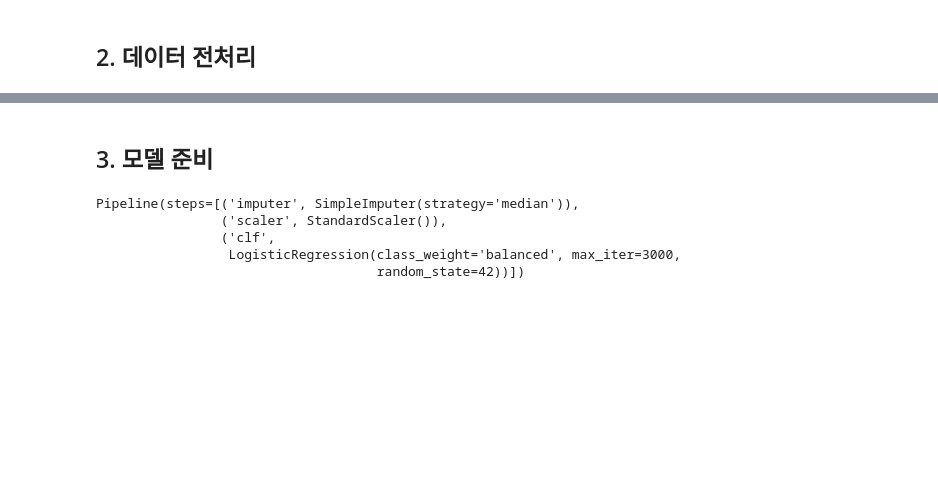
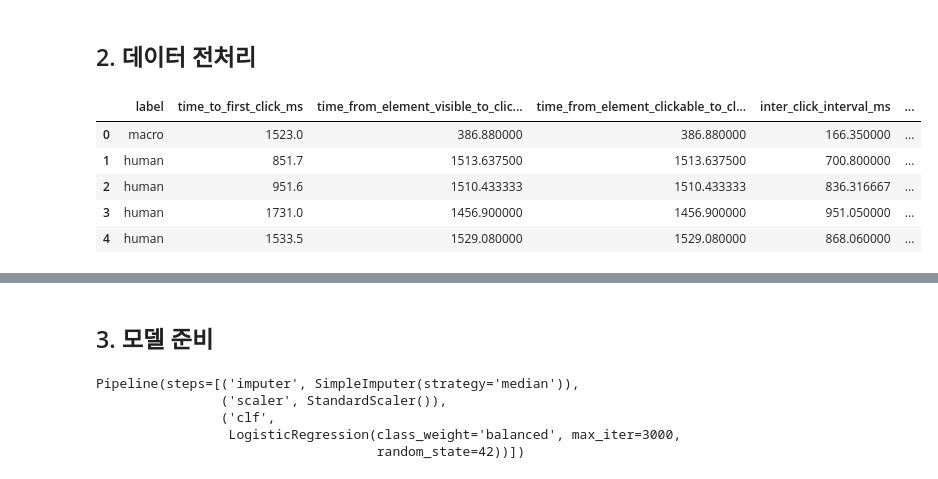
Before and after one commit to Tickle-ticket/Tickle, a Jupyter notebook: services/ai/train/model_experiment/logistic_regression.ipynb, the cells around one changed output, grey strips where cells are left out. Drawn from its saved outputs; the diff is of its cells as text; code cells hidden in the pictures; blank space fills up the shorter version.

```diff
--- a/services/ai/train/model_experiment/logistic_regression.ipynb
+++ b/services/ai/train/model_experiment/logistic_regression.ipynb
@@ -155,2 +123,54 @@ configured feature count: 44
 # %% [markdown]
 ## 2. 데이터 전처리
+# %%
+def add_pre_click_path_features(df: pd.DataFrame) -> None:
+    """pre_click_mouse_path 문자열 패턴에서 거리와 직선성을 추출하여 feature로 추가
+
+    Args:
+        df (pd.DataFrame): 행동 데이터프레임
+    """
+
+    for sec in [300, 500]:
+        col = f"pre_click_mouse_path_pattern_{sec}ms"
+
+        parts = (
+            df[col]
+            .fillna("")
+            .astype(str)
+            .str.split("|", n=1, expand=True)
+        )
+
+        distance_text = (
+            parts[0]
+            .str.replace("px", "", regex=False)
+            .str.strip()
+        )
+
+        straightness_text = (
+            parts[1]
+            .str.replace("straight", "", regex=False)
+            .str.strip()
+        )
+
+        distance_col = f"pre_click_path_{sec}ms_total_distance_px"
+        straightness_col = f"pre_click_path_{sec}ms_straightness"
+
+        insert_idx = df.columns.get_loc(col)
+
+        distance_value = pd.to_numeric(distance_text, errors="coerce")
+        straightness_value = pd.to_numeric(straightness_text, errors="coerce")
+
+        df.drop(columns=[col], inplace=True)
+
+        df.insert(insert_idx, distance_col, distance_value)
+        df.insert(insert_idx + 1, straightness_col, straightness_value)
+
+add_pre_click_path_features(df)
+display(df.head())
+# %% [output]
+|  | label | time_to_first_click_ms | time_from_element_visible_to_clic... | time_from_element_clickable_to_cl... | inter_click_interval_ms | ... |
+| 0 | macro | 1523.0 | 386.880000 | 386.880000 | 166.350000 | ... |
+| 1 | human | 851.7 | 1513.637500 | 1513.637500 | 700.800000 | ... |
+| 2 | human | 951.6 | 1510.433333 | 1510.433333 | 836.316667 | ... |
+| 3 | human | 1731.0 | 1456.900000 | 1456.900000 | 951.050000 | ... |
+| 4 | human | 1533.5 | 1529.080000 | 1529.080000 | 868.060000 | ... |
```
Also changed, not shown: parts of 26 cells of this notebook.
